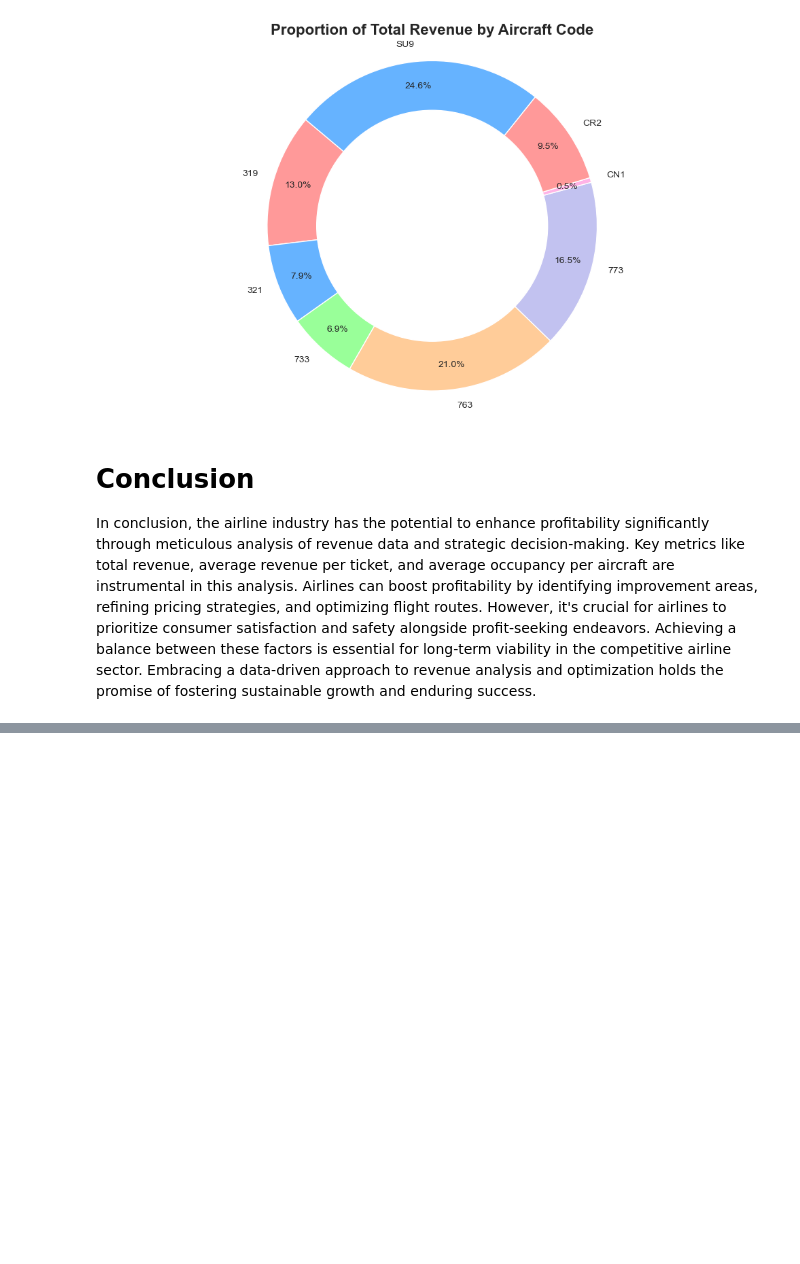
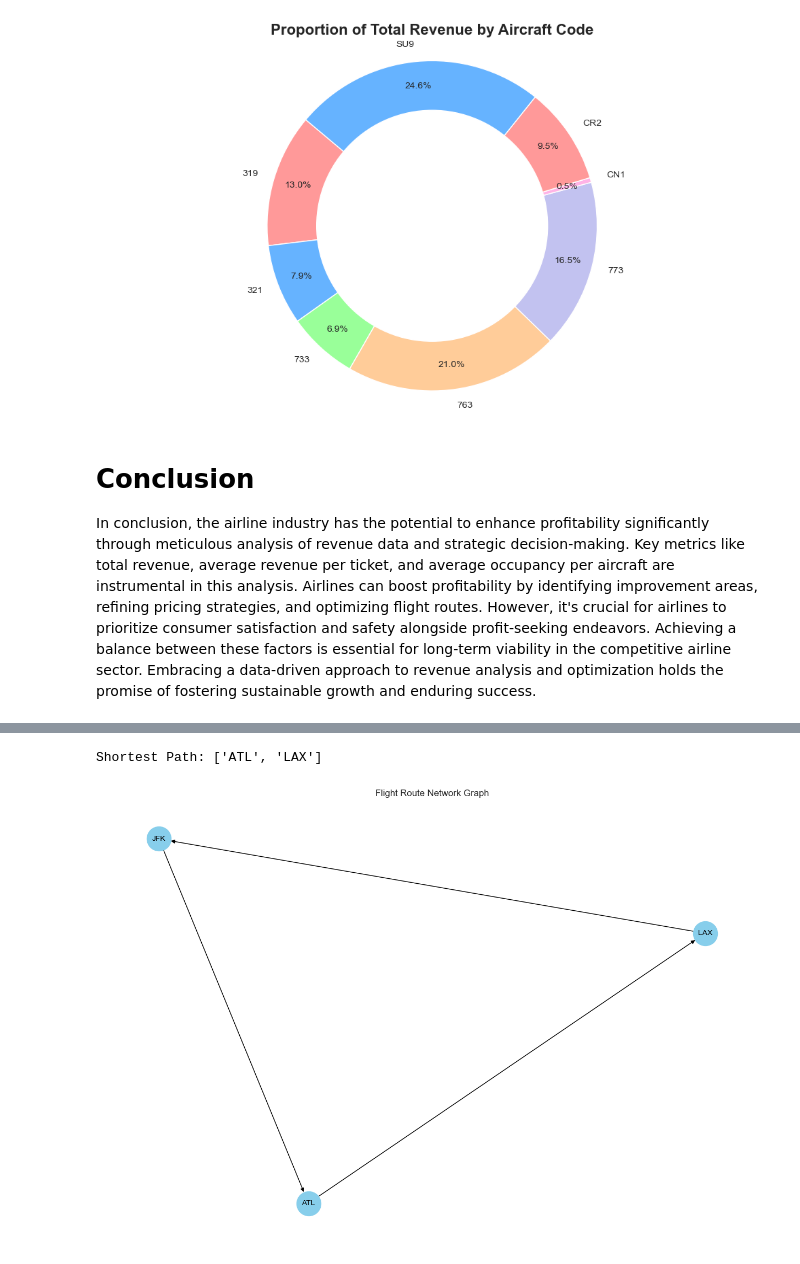
Before and after one commit to warda-tariqq/airline-python, a Jupyter notebook: airline-data-analysis-using-sql.ipynb, the cells around one changed output, grey strips where cells are left out. Cells and saved outputs as stored; diff of their text form; code cells hidden in the pictures; blank space fills up the shorter version.

```diff
--- a/airline-data-analysis-using-sql.ipynb
+++ b/airline-data-analysis-using-sql.ipynb
@@ -483,0 +674,63 @@ In conclusion, the airline industry has the potential to enhance profitability s
+# %%
+import pandas as pd
+import networkx as nx
+import matplotlib.pyplot as plt
+
+# Sample data (replace with data loaded from the database)
+aircrafts_data = pd.DataFrame({
+    'aircraft_code': ['A1', 'A2', 'A3'],
+    'model': ['Model 1', 'Model 2', 'Model 3'],
+    'range': [1000, 1500, 2000]
+})
+
+airports_data = pd.DataFrame({
+    'airport_code': ['ATL', 'LAX', 'JFK'],
+    'airport_name': ['Atlanta Airport', 'Los Angeles Airport', 'John F. Kennedy Airport'],
+    'city': ['Atlanta', 'Los Angeles', 'New York']
+})
+
+flights_data = pd.DataFrame({
+    'flight_id': [1, 2, 3],
+    'flight_no': ['F1', 'F2', 'F3'],
+    'scheduled_departure': ['2024-05-06 08:00:00', '2024-05-06 10:00:00', '2024-05-06 12:00:00'],
+    'scheduled_arrival': ['2024-05-06 10:00:00', '2024-05-06 12:00:00', '2024-05-06 14:00:00'],
+    'departure_airport': ['ATL', 'LAX', 'JFK'],
+    'arrival_airport': ['LAX', 'JFK', 'ATL'],
+    'status': ['On Time', 'On Time', 'On Time'],
+    'aircraft_code': ['A1', 'A2', 'A3'],
+    'actual_departure': ['2024-05-06 08:00:00', '2024-05-06 10:00:00', '2024-05-06 12:00:00'],
+    'actual_arrival': ['2024-05-06 10:00:00', '2024-05-06 12:00:00', '2024-05-06 14:00:00']
+})
+
+# Convert scheduled_departure and scheduled_arrival to datetime objects
+flights_data['scheduled_departure'] = pd.to_datetime(flights_data['scheduled_departure'])
+flights_data['scheduled_arrival'] = pd.to_datetime(flights_data['scheduled_arrival'])
+
+# Construct a directed graph for the flight routes
+flight_graph = nx.DiGraph()
+
+# Add nodes (airports) to the graph
+for index, airport in airports_data.iterrows():
+    flight_graph.add_node(airport['airport_code'], name=airport['airport_name'])
+
+# Add edges (flight routes) to the graph with appropriate weights
+for index, flight in flights_data.iterrows():
+    source_airport = flight['departure_airport']
+    destination_airport = flight['arrival_airport']
+    flight_duration = (flight['scheduled_arrival'] - flight['scheduled_departure']).total_seconds() / 3600  # Convert timedelta to hours
+    flight_graph.add_edge(source_airport, destination_airport, weight=flight_duration)
+
+# Route Optimization
+# Find the shortest path between two airports
+shortest_path = nx.shortest_path(flight_graph, source='ATL', target='LAX', weight='weight')
+print("Shortest Path:", shortest_path)
+
+# Visualize the network graph
+plt.figure(figsize=(12, 8))
+pos = nx.spring_layout(flight_graph)
+nx.draw(flight_graph, pos, with_labels=True, node_size=1000, node_color='skyblue', font_size=10)
+plt.title('Flight Route Network Graph')
+plt.show()
+# %% [output]
+Shortest Path: ['ATL', 'LAX']
+[figure, added]
```
Also changed, not shown: parts of 28 cells of this notebook.
